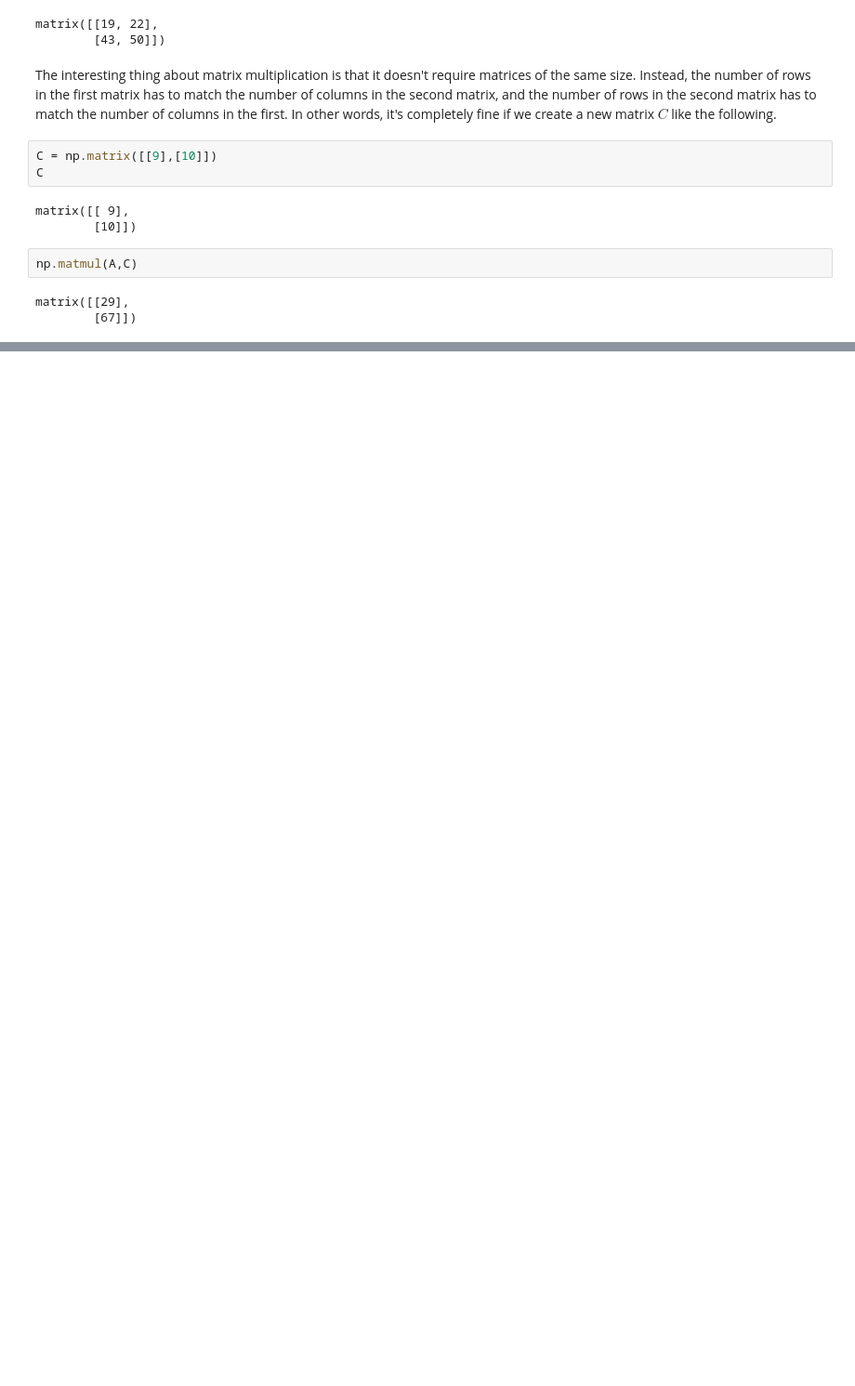
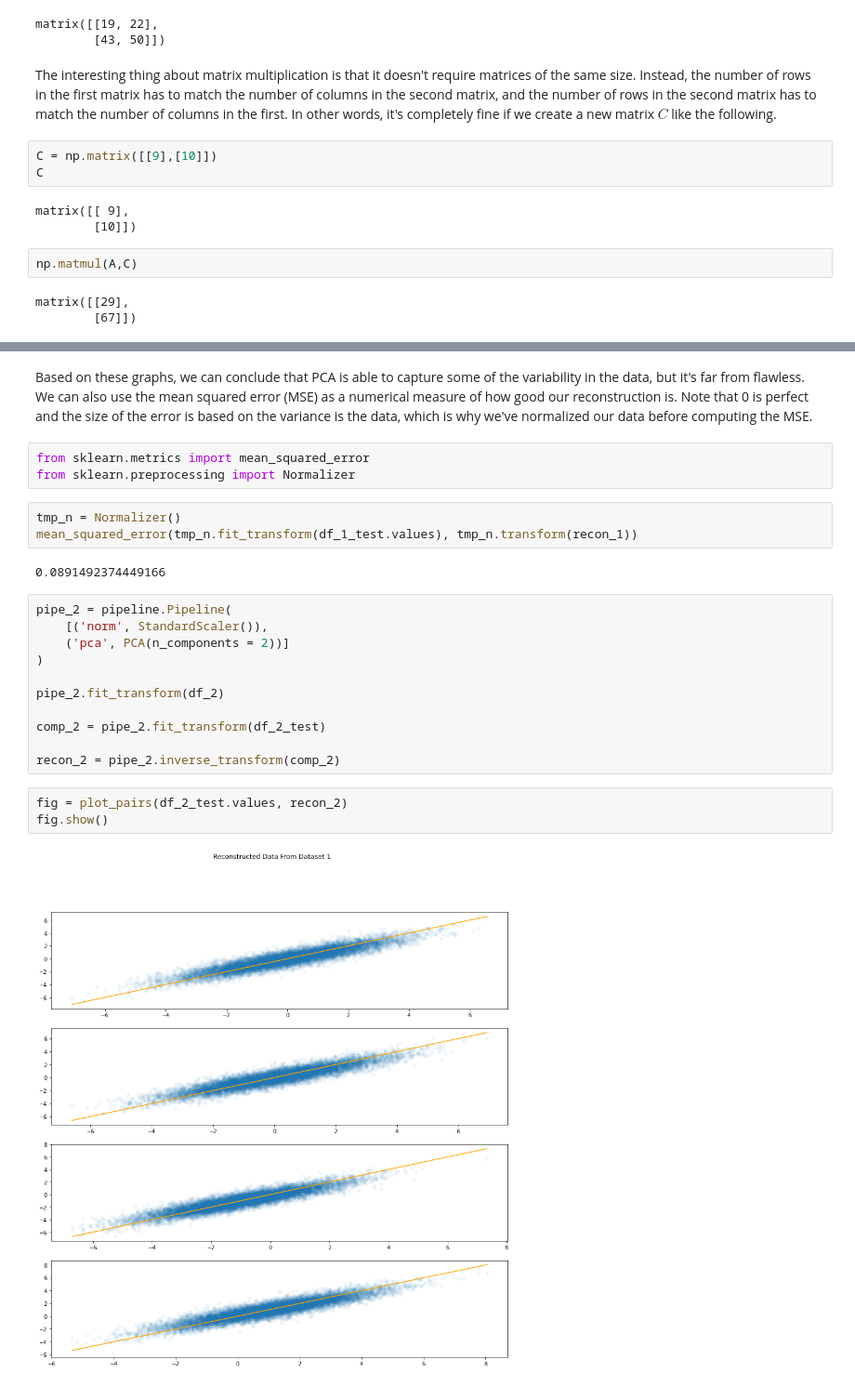
Before and after one commit to ajfinch123/ajfinch123.github.io, a Jupyter notebook: jupyter_notebooks/shrunk_data.ipynb, the cells around one changed output, grey strips where cells are left out. Shown at 93% size. Saved outputs shown, nothing was run; the diff lists cells and outputs as text; blank space fills up the shorter version.

```diff
--- a/jupyter_notebooks/shrunk_data.ipynb
+++ b/jupyter_notebooks/shrunk_data.ipynb
@@ -192,0 +318,26 @@ Unfortunately, we still have one requirement left:
+# %% [markdown]
+Based on these graphs, we can conclude that PCA is able to capture some of the variability in the data, but it's far from flawless.  We can also use the mean squared error (MSE) as a numerical measure of how good our reconstruction is.  Note that 0 is perfect and the size of the error is based on the variance is the data, which is why we've normalized our data before computing the MSE.
+# %%
+from sklearn.metrics import mean_squared_error
+from sklearn.preprocessing import Normalizer
+# %%
+tmp_n = Normalizer()
+mean_squared_error(tmp_n.fit_transform(df_1_test.values), tmp_n.transform(recon_1))
+# %% [output]
+0.0891492374449166
+# %%
+pipe_2 = pipeline.Pipeline(
+    [('norm', StandardScaler()),
+    ('pca', PCA(n_components = 2))]
+)
+
+pipe_2.fit_transform(df_2)
+
+comp_2 = pipe_2.fit_transform(df_2_test)
+
+recon_2 = pipe_2.inverse_transform(comp_2)
+# %%
+fig = plot_pairs(df_2_test.values, recon_2)
+fig.show()
+# %% [output]
+[figure, added]
```
Also changed, not shown: parts of 49 cells of this notebook, 4 other files.
